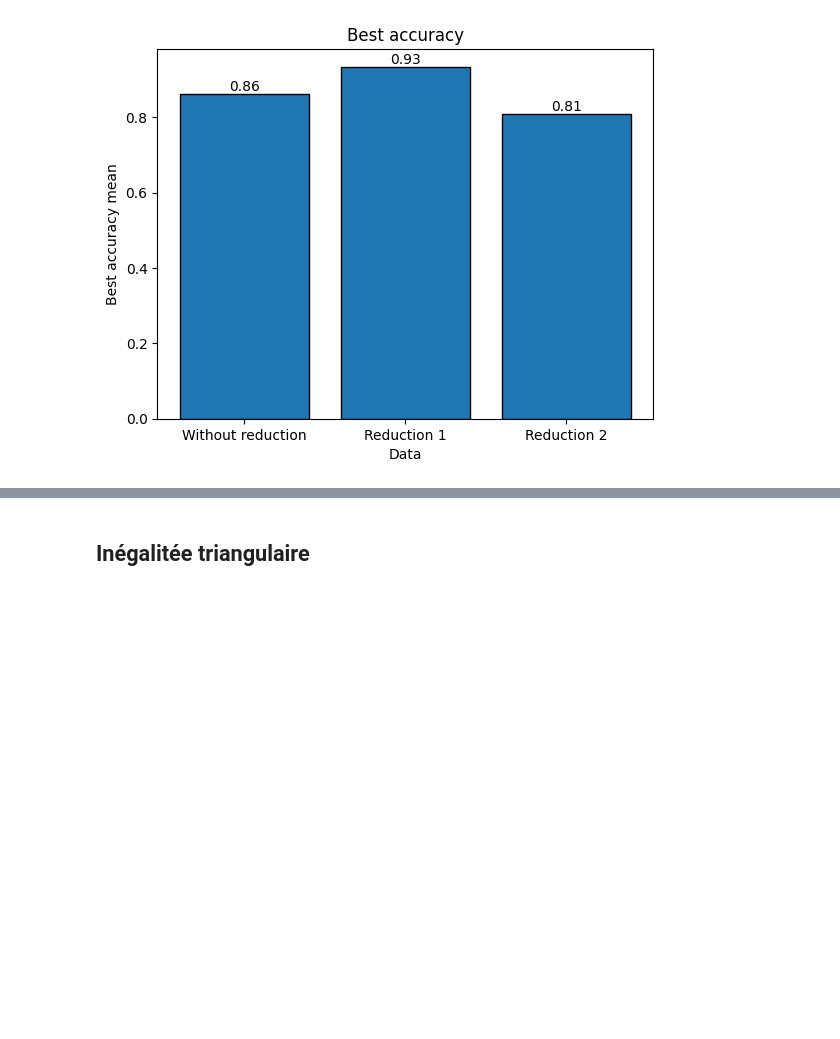
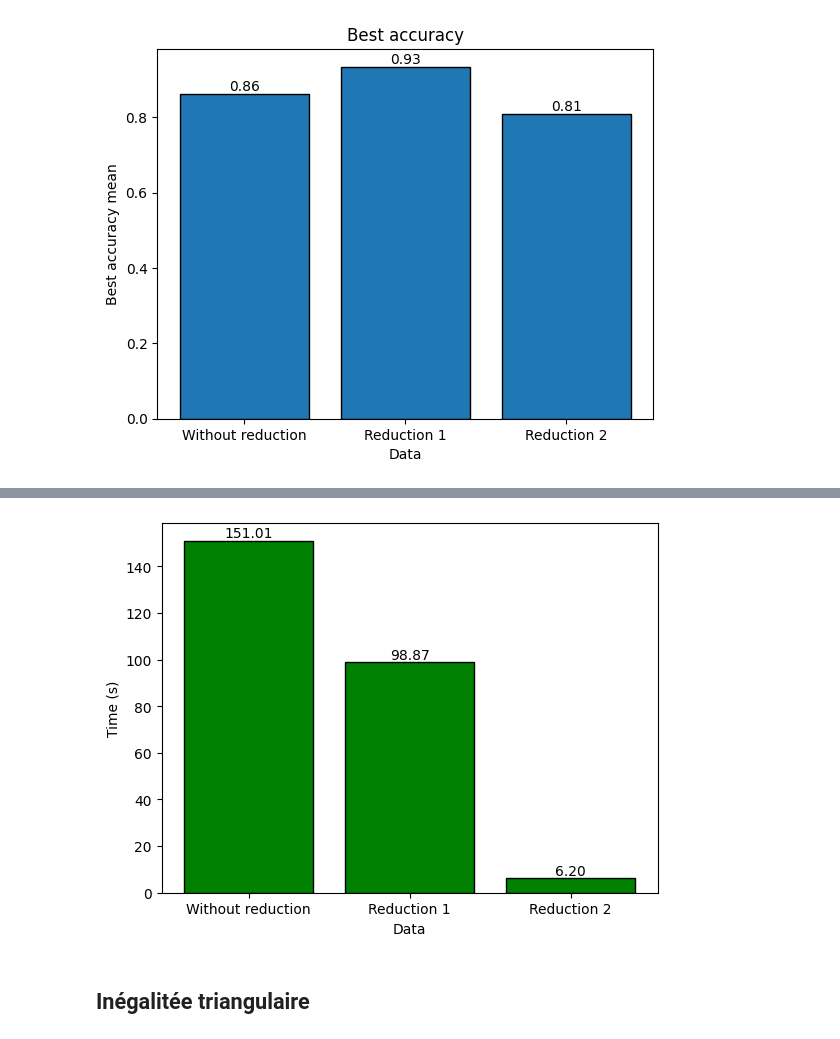
Before and after one commit to Fryzim/KNN-Classifier, a Jupyter notebook: projet.ipynb, the cells around one changed output, grey strips where cells are left out. Saved outputs shown, nothing was run; the diff lists cells and outputs as text; code cells hidden in the pictures; blank space fills up the shorter version.

Commit message:
temps execution apres reduction

```diff
--- a/projet.ipynb
+++ b/projet.ipynb
@@ -739,5 +739,5 @@ exp_final_accuracy = [[], [], []]
 # %%
-nb_exp = 5
+nb_exp = 20
 
 for n in range(nb_exp):
     print("N =", n+1, "/", nb_exp)
@@ -855,3 +914,18 @@ plt.show()
+# %%
+labels = ['Without reduction', 'Reduction 1', 'Reduction 2']
+
+valeurs = [np.mean(np.array(exp_temps[0])), np.mean(np.array(exp_temps[1])), np.mean(np.array(exp_temps[2]))]
+plt.bar(labels, valeurs, color='green', edgecolor='black')
+
+for i, valeur in enumerate(valeurs):
+    plt.text(i, valeur + 0.05, f"{valeur:.2f}", ha='center', va='bottom')
+
+plt.xlabel("Data")
+plt.ylabel("Time (s)")
+
+plt.show()
+# %% [output]
+[figure, added]
 # %% [markdown]
 ## Inégalitée triangulaire
 # %%
```
Also changed, not shown: parts of 10 cells of this notebook, 1 other file.
